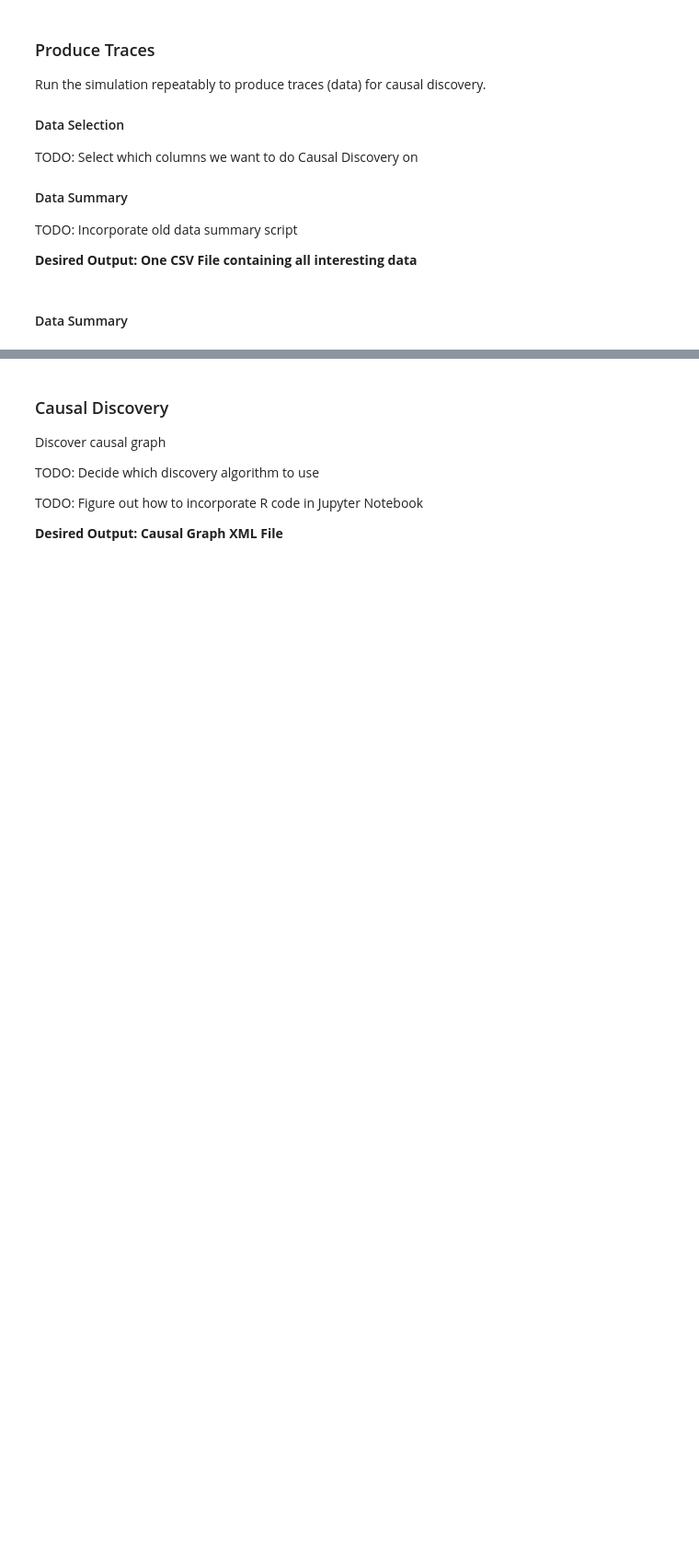
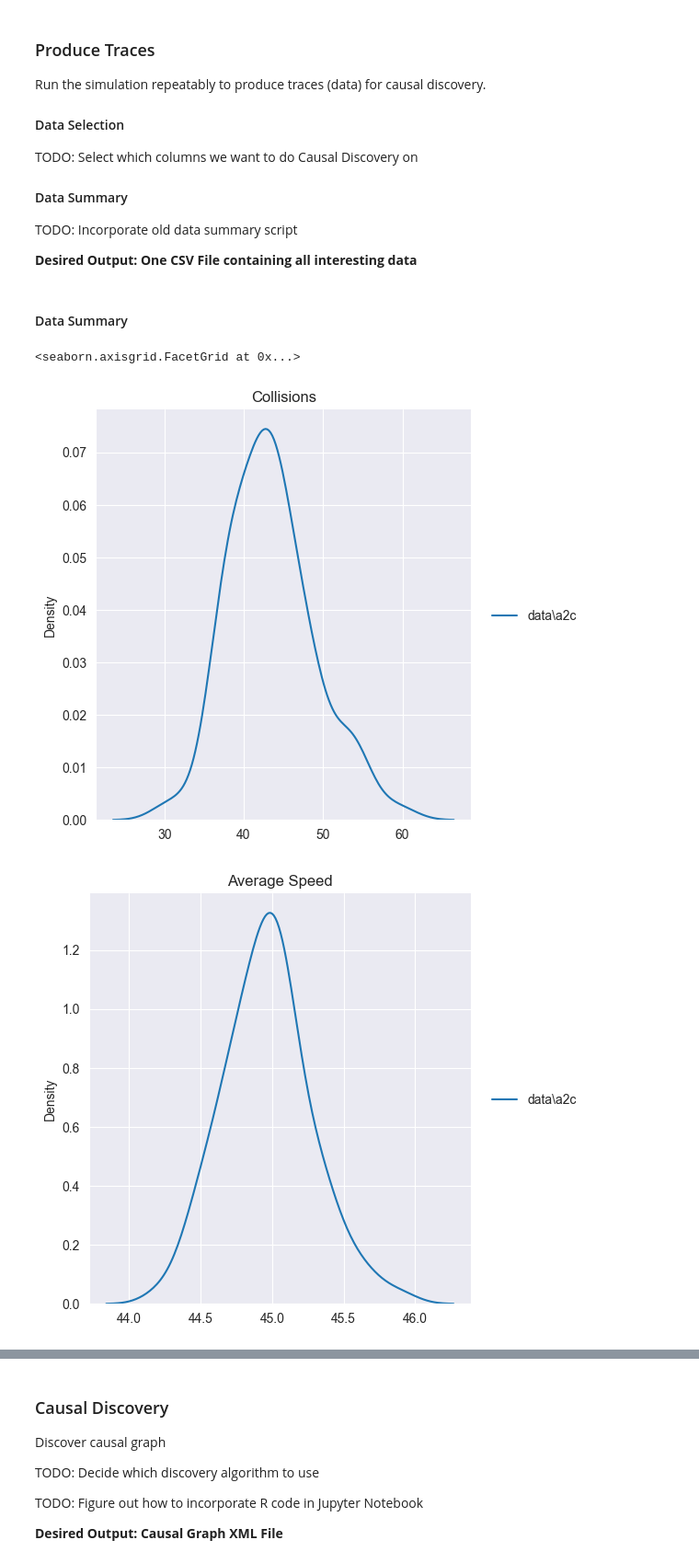
Before and after one commit to hpi-sam/CausalKnowledgeTransfer-4-SafeRL, a Jupyter notebook: CausalKnowledgeTransfer-4-SafeRL.ipynb, the cells around one changed output, grey strips where cells are left out. Shown at 92% size. Cells and saved outputs as stored; diff of their text form; code cells hidden in the pictures; blank space fills up the shorter version.

```diff
--- a/CausalKnowledgeTransfer-4-SafeRL.ipynb
+++ b/CausalKnowledgeTransfer-4-SafeRL.ipynb
@@ -106,7 +132,7 @@ from stable_baselines3.a2c import A2C
 simulation_output_path = Path().joinpath('data', 'a2c')
 Path.mkdir(simulation_output_path, parents=True, exist_ok=True)
 
-for experiment in range(10):
+for experiment in range(100):
     env = environments.get_generation_env(output_prefix=str(simulation_output_path.joinpath(str(experiment).zfill(4))))
     model = A2C(env=env, policy='MlpPolicy').load(Path().joinpath('env', 'training_data', 'a2c'))
 
@@ -119,3 +145,46 @@ for experiment in range(10):
     env.close()
 # %% [markdown]
 #### Data Summary
+# %%
+import glob
+from pathlib import Path
+import xml.etree.ElementTree as ElementTree
+import pandas as pd
+import seaborn as sns
+
+data_folder = Path().joinpath('data')
+experiments = glob.glob(str(data_folder.joinpath('*')))
+
+collision_count = {}
+average_speeds = {}
+rear_end_collision_count = {}
+
+for experiment in experiments:
+    statistics_files = glob.glob(str(Path(experiment).joinpath('*_statistics.xml')))
+    collision_files = glob.glob(str(Path(experiment).joinpath('*_collisions.xml')))
+    collision_count[experiment] = []
+    average_speeds[experiment] = []
+    rear_end_collision_count[experiment] = []
+
+    for statistics_file in statistics_files:
+        statistics_root = ElementTree.parse(statistics_file).getroot()
+        collisions = statistics_root.find('safety').attrib.get('collisions')
+        average_speed = statistics_root.find('vehicleTripStatistics').attrib.get('speed')
+        collision_count[experiment].append(int(collisions))
+        average_speeds[experiment].append(float(average_speed) * 3.6)
+
+    for collision_file in collision_files:
+        collision_root = ElementTree.parse(collision_file).getroot()
+        rear_end_collisions = sum('southEast' in child.attrib.get('victim') for child in collision_root)
+        rear_end_collision_count[experiment].append(int(rear_end_collisions))
+
+collision_count = pd.DataFrame.from_dict(collision_count)
+average_speeds = pd.DataFrame.from_dict(average_speeds)
+rear_end_collision_count = pd.DataFrame.from_dict(rear_end_collision_count)
+sns.displot(collision_count, kind='kde').set(title='Collisions')
+sns.displot(average_speeds, kind='kde').set(title='Average Speed')
+sns.displot(rear_end_collision_count, kind='kde').set(title='Rear End Collisions')
+# %% [output]
+<seaborn.axisgrid.FacetGrid at 0x...>
+[figure, added]
+[figure, added]
```
Also changed, not shown: parts of 4 cells of this notebook, 2 other files.
